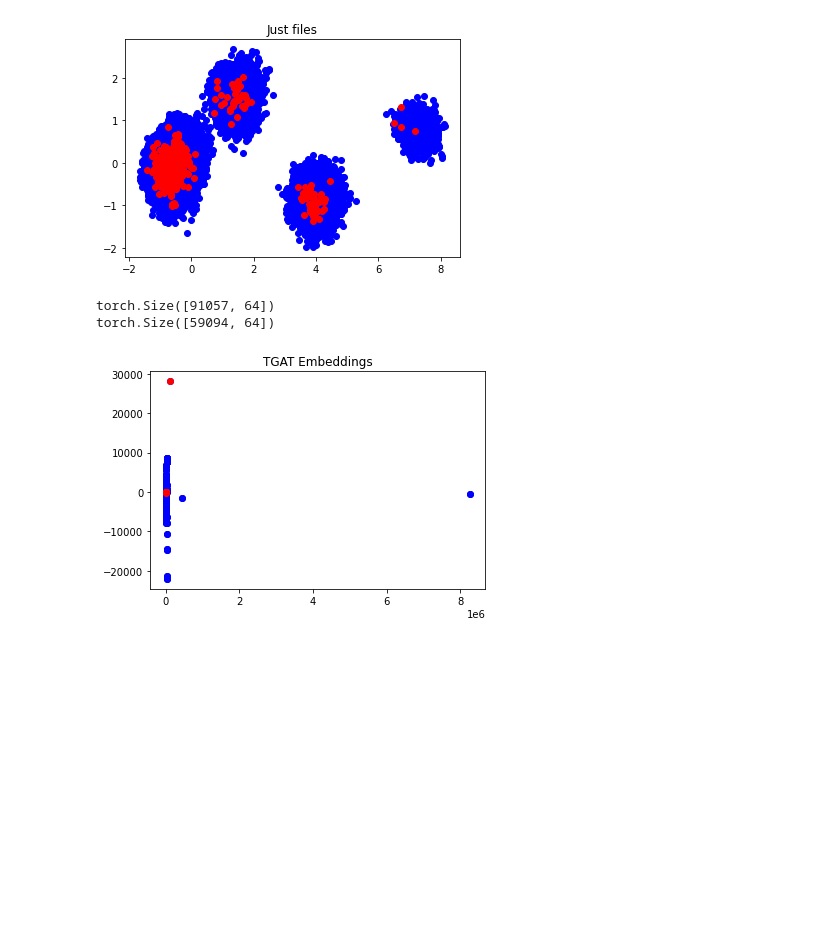
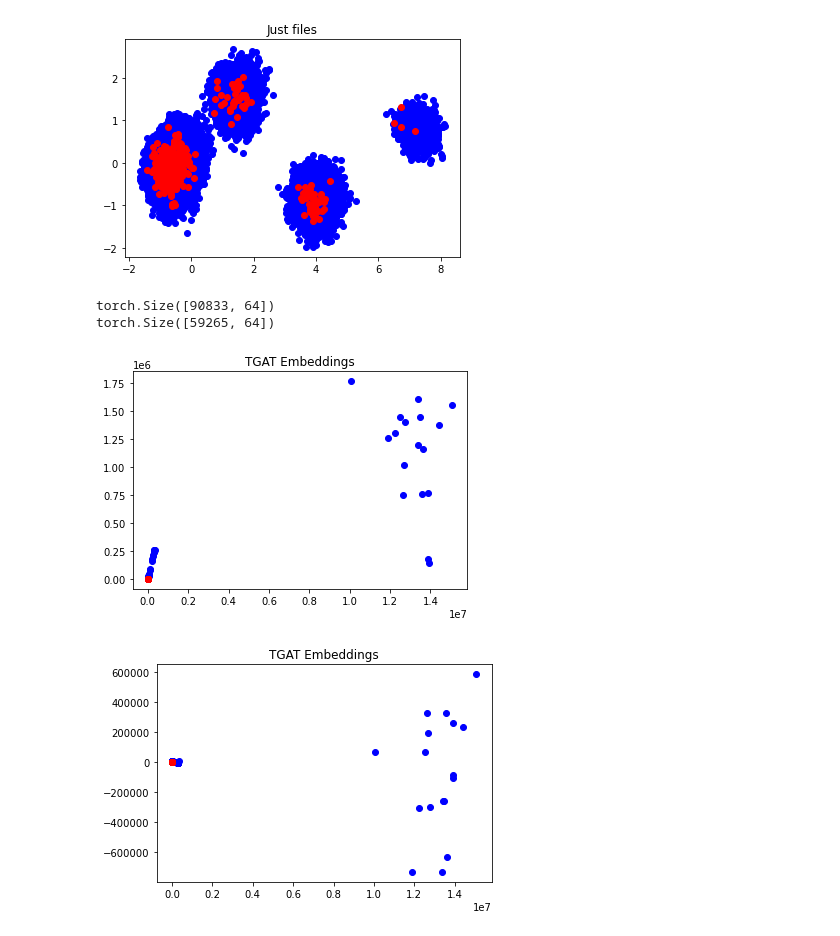
Before and after one commit to zazyzaya/NestedGraphs, a Jupyter notebook: notebooks/view_embs.ipynb, the cells around one changed output. Drawn from its saved outputs; the diff is of its cells as text; code cells hidden in the pictures; blank space fills up the shorter version.

Commit message:
Finishing up TGAT enc-dec

```diff
--- a/notebooks/view_embs.ipynb
+++ b/notebooks/view_embs.ipynb
@@ -68,35 +73,42 @@ plots_dots(b_x[:,256:], m_x[:,256:], 'Just files')
 [figure]
 [figure]
 # %%
-b_embs = glob.glob('inputs/Sept23/benign/tgat_emb*')
-m_embs = glob.glob('inputs/Sept23/mal/tgat_emb*')
+from graph_utils import propagate_labels
+from tqdm import tqdm
+
+b_embs = glob.glob('inputs/Sept23/benign/tgat_embgraph*')
+m_embs = glob.glob('inputs/Sept23/mal/tgat_embgraph*')
 
 bs = []
-for b in b_embs:
-    bs.append(torch.load(b))
+for b in tqdm(b_embs):
+    with open(b.replace('tgat_embgraph','full_graph'), 'rb') as f:
+        g = pickle.load(f)
+
+    mask = torch.tensor(g.ntypes) == 0
+    bs.append(torch.load(b)[mask])
 
 ms = []
-for m in m_embs:
-    ms.append(torch.load(m))
+colors = []
+for m in tqdm(m_embs):
+    with open(m.replace('tgat_embgraph','full_graph'), 'rb') as f:
+        g = pickle.load(f)
+
+    proc_mask = torch.tensor(g.ntypes)==0
+
+    ms.append(torch.load(m)[proc_mask])
+    colors.append(propagate_labels(g,23)[proc_mask])
 
 b_x = torch.cat([b for b in bs])
 m_x = torch.cat([m for m in ms])
 
 print(b_x.size())
 print(m_x.size())
-
-colors = []
-for m in m_embs:
-    with open(m.replace('tgat_emb','graph'), 'rb') as f:
-        g = pickle.load(f)
-
-    colors.append(propagate_labels(g,23))
-
 colors = torch.cat(colors).clamp(0,1)
 # %% [output]
-torch.Size([91057, 64])
-torch.Size([59094, 64])
+torch.Size([90833, 64])
+torch.Size([59265, 64])
 # %%
-plots_dots(m_x, m_x, 'TGAT Embeddings')
+plots_dots(b_x, m_x, 'TGAT Embeddings', colors)
 # %% [output]
-[figure, old version]
+[figure, new version]
+[figure, added]
```
Also changed, not shown: parts of 1 cell of this notebook, 10 other files.
